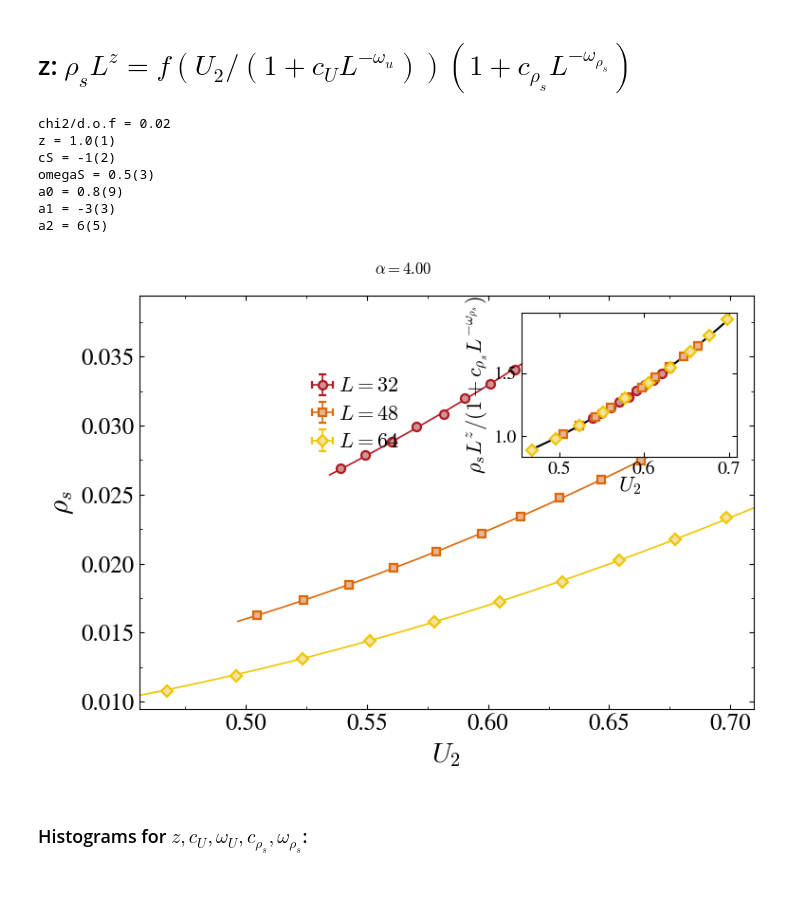
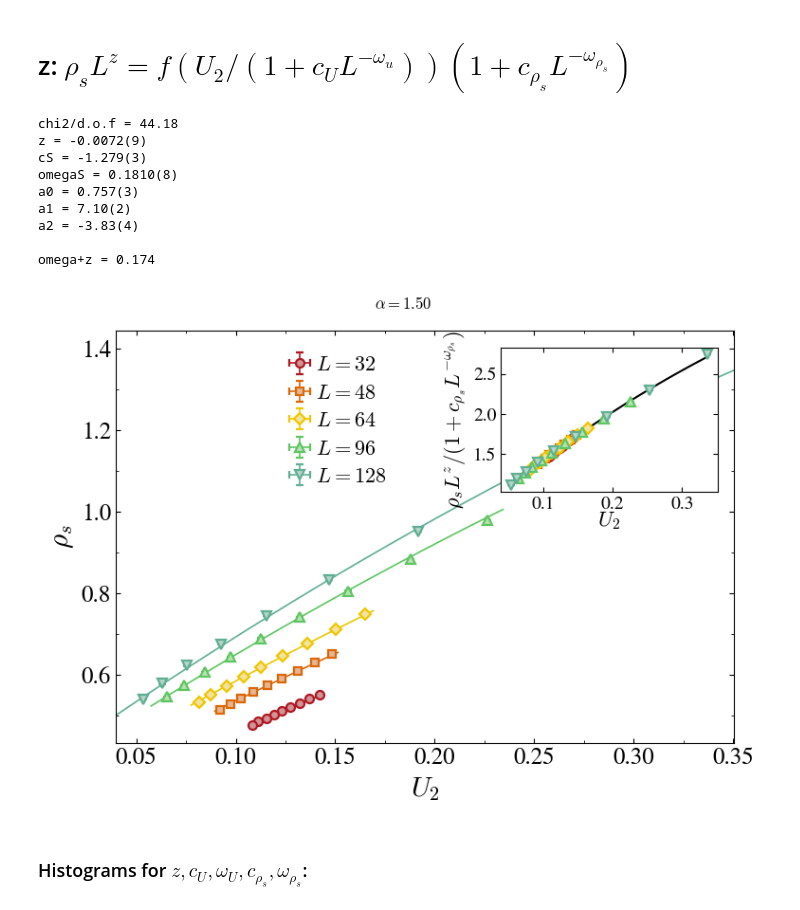
Before and after one commit to DanielReschq/Python_analysis_tools, a Jupyter notebook: analysis.ipynb, the cells around one changed output. Saved outputs shown, nothing was run; the diff lists cells and outputs as text; code cells hidden in the pictures.

```diff
--- a/analysis.ipynb
+++ b/analysis.ipynb
@@ -100,32 +114,32 @@ parameter_dictJ = {
 ### Get Data
 # %%
 plt.close("all")
-dic = parameter_dictJ
-alpha = 4.0
+dic = parameter_dictT
+alpha = 2.75
 
 
 index = list(dic["alpha"]).index(alpha)
 path = [dic["path_to_data"]+ "runs" + dic["sigma"][index],
-        #"/home/daniel/Master_thesis/Data/runs_Js000",
+        #"/home/daniel/Master_thesis/Data/runs_Js250",
         ]
-cl_runs = cr.collected_runs(path, True, cutoff=100)
+cl_runs = cr.collected_runs(path, False, cutoff=100)
 
 cl_runs.select(LRange=dic["LRange"][index], gRange=dic["gRange"][index])
 
-# for run in cl_runs.L_dict[256]:
+# for run in cl_runs.L_dict[96]:
 #     print(run.alpha,run.params["Lx"],run.g_param,len(run.data["bins"]))
 
 data, binder_fig, binder_ax = cl_runs.get_x_vs_y_data(
     xname="g_param",
     yname="binder",
-    plot=False,
+    plot=True,
 )
 
 fitFunc = cr.fitfunc(
     fstring="f((x/gc-1)*L**(1/nu))*(1 + c*L**(-omega))",
     #fstring="f((x/gc - 1)*L**(1/nu))",
     vars=["gc", "nu", "c", "omega"],
-    polyOrder=2,
+    polyOrder=3,
 )
 
 fit_res = cr.fit_data(data, fitFunc, start_params=[dic["gc"][index],dic["nu"][index]], fitSummary=True)
@@ -137,7 +151,7 @@ fig = cr.plot_fit(
     data,
     fitFunc,
     fit_res,
-    xlabel=r"$J^{\perp}$",
+    xlabel=cl_runs.obs_labels["g_param"],
     ylabel=r"$U_2$",
     loc_legend=(0.25, 0.6, 0.18),
 )
@@ -329,28 +346,30 @@ plt.show()
 ## Spin stiffness: $\rho_s(\tau,L) = L^{-z}(f_{\rho_s}(\tau L^{1/\nu})\cdot (1 + c L^{-\omega}))$
 # %%
 plt.close("all")
-dic = parameter_dictJ
-alpha = 4.0
+dic = parameter_dictT
+alpha = 2.0
 index = list(dic["alpha"]).index(alpha)
 path = [
     dic["path_to_data"] + "runs" + dic["sigma"][index],
-    # "/home/daniel/Master_thesis/Data/runs_Js000",
+    #"/home/daniel/Master_thesis/Data/runs_Js250",
 ]
-cl_runs = cr.collected_runs(path, True, cutoff=100)
+cl_runs = cr.collected_runs(path, False, cutoff=100)
 
 # for run in cl_runs.runs:
 #     print(run.params["Lx"],run.g_param,len(run.data["bins"]))
 
-cl_runs.select(LRange=dic["LRange"][index], gRange=dic["gRange"][index])
+#cl_runs.select(LRange=dic["LRange"][index], gRange=dic["gRange"][index])
 
 data, _, _ = cl_runs.get_x_vs_y_data(
     xname="g_param",
     yname="spin_stiffness",
+    yfunc="y*L**(1.0)",
+    plot=True,
 )
 
 fitFunc = cr.fitfunc(
-    fstring="f((x/gc - 1)*L**(1/nu))*L**(-z)",
-    #fstring="f((x/gc - 1)*L**(1/nu))*L**(-z)*(1+c*L**(-omega))",
+    #fstring="f((x/gc - 1)*L**(1/nu))*L**(-z)",
+    fstring="f((x/gc - 1)*L**(1/nu))*L**(-z)*(1+c*L**(-omega))",
     vars=["gc", "nu", "z", "c", "omega"],
     polyOrder=2,
 )
@@ -370,7 +389,7 @@ print("omega+z = %.3f" % (var["omega"] + var["z"]))
 dataCollapse, _, _ = cl_runs.get_x_vs_y_data(
     xname="g_param",
     yname="spin_stiffness",
-    yfunc="y*L**z",
+    yfunc="y*L**(z)",
     arg=var,
     plot=True,
     ylabel=r"$L^z$",
@@ -381,7 +400,7 @@ fig = cr.plot_fit(
     data,
     fitFunc,
     fit_res,
-    xlabel=r"$J^{\perp}$",
+    xlabel=cl_runs.obs_labels["g_param"],
     ylabel=r"$\rho_s$",
     loc_legend=(0.25, 0.6, 0.18),
 )
@@ -392,7 +411,7 @@ dataCollapse, _, _ = cl_runs.get_x_vs_y_data(
     yname="spin_stiffness",
     xfunc="(x/gc-1)*L**(1./nu)",
     #yfunc="y*L**z",
-    yfunc="y*L**z/(1+c*L**(-omega))",
+    yfunc="y*L**(z)/(1+c*L**(-omega))",
     arg=var,
 )
 
@@ -488,7 +508,7 @@ gc = 3.182803 +- 0.000069
 # %%
 plt.close("all")
 dic = parameter_dictJ
-alpha = 4.0
+alpha = 1.5
 index = list(dic["alpha"]).index(alpha)
 path = [dic["path_to_data"]+ "runs" + dic["sigma"][index],
         #"/home/daniel/Master_thesis/Data/runs_Js000",
@@ -516,45 +536,47 @@ params, dparams, redChi2, mesg, ierr = fit_res
 var = fitFunc.unpack(params)
 dvar = fitFunc.unpack(dparams)
 
-#print("omega+z = %.3f"%(var["omegaS"]+var["z"]))
+print("omega+z = %.3f"%(var["omegaS"]+var["z"]))
 
 fig = cr.plot_fit(
     data,
     fitFunc,
     fit_res,
     xlabel=r"$U_2$",
     ylabel=r"$\rho_s$",
     loc_legend=(0.25, 0.6, 0.18),
 )
 fig.suptitle(r"$\alpha = %.2f $" % (cl_runs.runs[0].alpha))
 
 dataCollapse, _, _ = cl_runs.get_x_vs_y_data(
     xname="binder",
     yname="spin_stiffness",
     #xfunc="x/(1+cU*L**(-omegaU))",
     #yfunc="y*L**z",
     yfunc="y*L**z/(1+cS*L**(-omegaS))",
     arg=var,
 )
 
 inset = cr.plot_DataCollapse(
     dataCollapse,
     fitFunc,
     fit_res,
     xlabel=r"$U_2$",
     ylabel=r"$\rho_s L^{z}/(1+c_{\rho_s}L^{-\omega_{\rho_s}})$",
     insetFigure=fig,
     loc=3,
 )
 # %% [output]
-chi2/d.o.f = 0.02
-z = 1.0(1)
-cS = -1(2)
-omegaS = 0.5(3)
-a0 = 0.8(9)
-a1 = -3(3)
-a2 = 6(5)
+chi2/d.o.f = 44.18
+z = -0.0072(9)
+cS = -1.279(3)
+omegaS = 0.1810(8)
+a0 = 0.757(3)
+a1 = 7.10(2)
+a2 = -3.83(4)
+
+omega+z = 0.174
-[figure, old version]
+[figure, new version]
 # %% [markdown]
 ### Histograms for $z, c_U, \omega_U, c_{\rho_s}, \omega_{\rho_s}$:
 # %%
```
Also changed, not shown: parts of 25 cells of this notebook, 6 other files.
